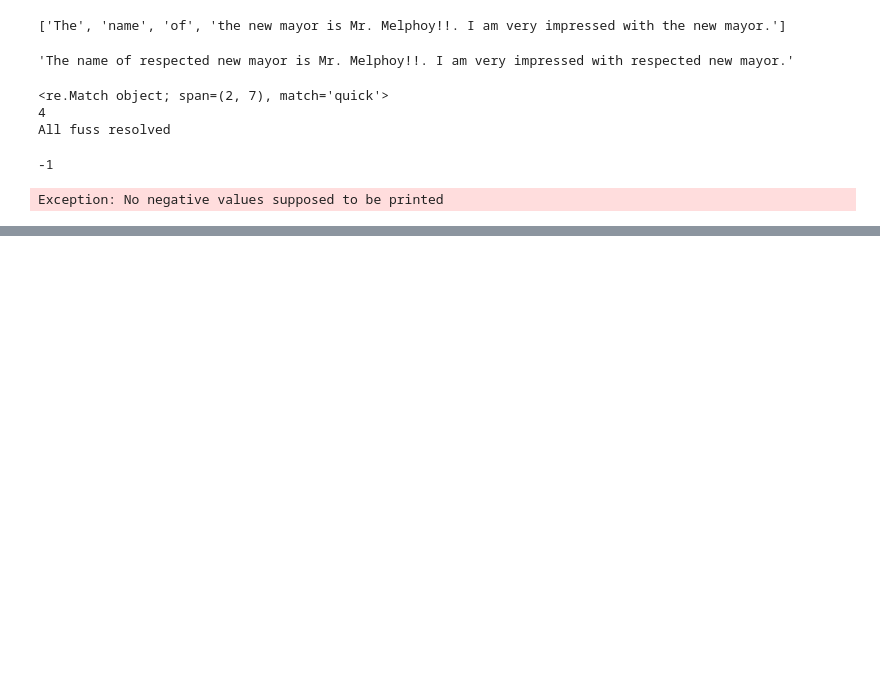
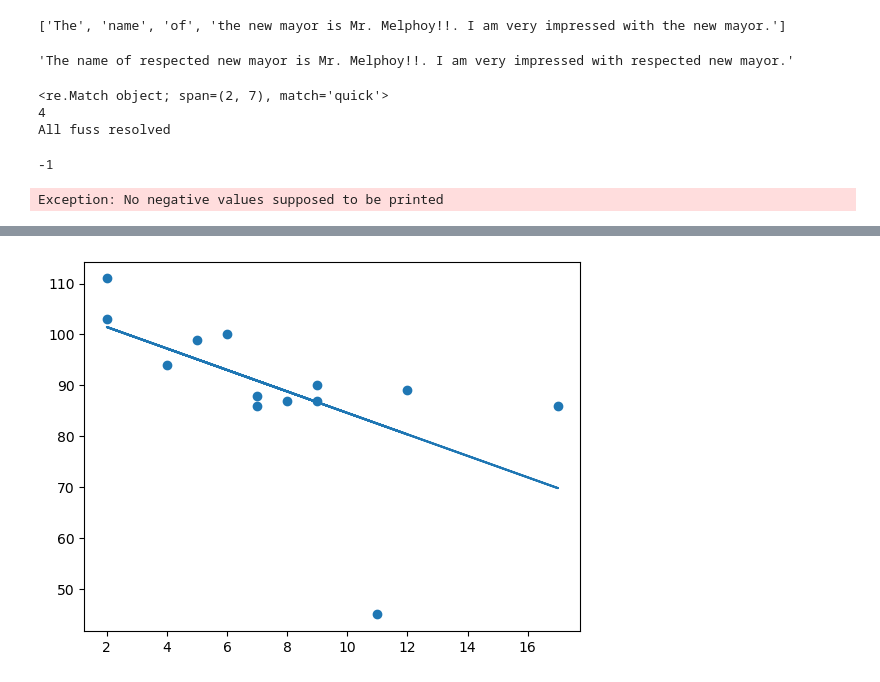
Before and after one commit to AqsaAshfaq07/Python_Basics, a Jupyter notebook: python_basics.ipynb, the cells around one changed output, grey strips where cells are left out. Drawn from its saved outputs; the diff is of its cells as text; code cells hidden in the pictures; blank space fills up the shorter version.

```diff
--- a/python_basics.ipynb
+++ b/python_basics.ipynb
@@ -280,0 +324,22 @@ x.close()
+# %%
+# Scipy provides efficient and reliable algorithms for numerical computation
+from scipy import stats
+import matplotlib.pyplot as plt
+import numpy as np
+
+
+x = [5,7,8,7,2,17,2,9,4,11,12,9,6]
+y = [99,86,87,88,111,86,103,87,94,45,89,90,100]
+
+slope, intercept, corrcoef, std_err, p = stats.linregress(x,y)
+
+def myfunc (x):
+    return slope*x + intercept
+
+pred_y =  list(map(myfunc, x))
+
+plt.scatter(x,y)
+plt.plot(x, pred_y)
+plt.show()
+# %% [output]
+[figure, added]
```
Also changed, not shown: parts of 33 cells of this notebook.
